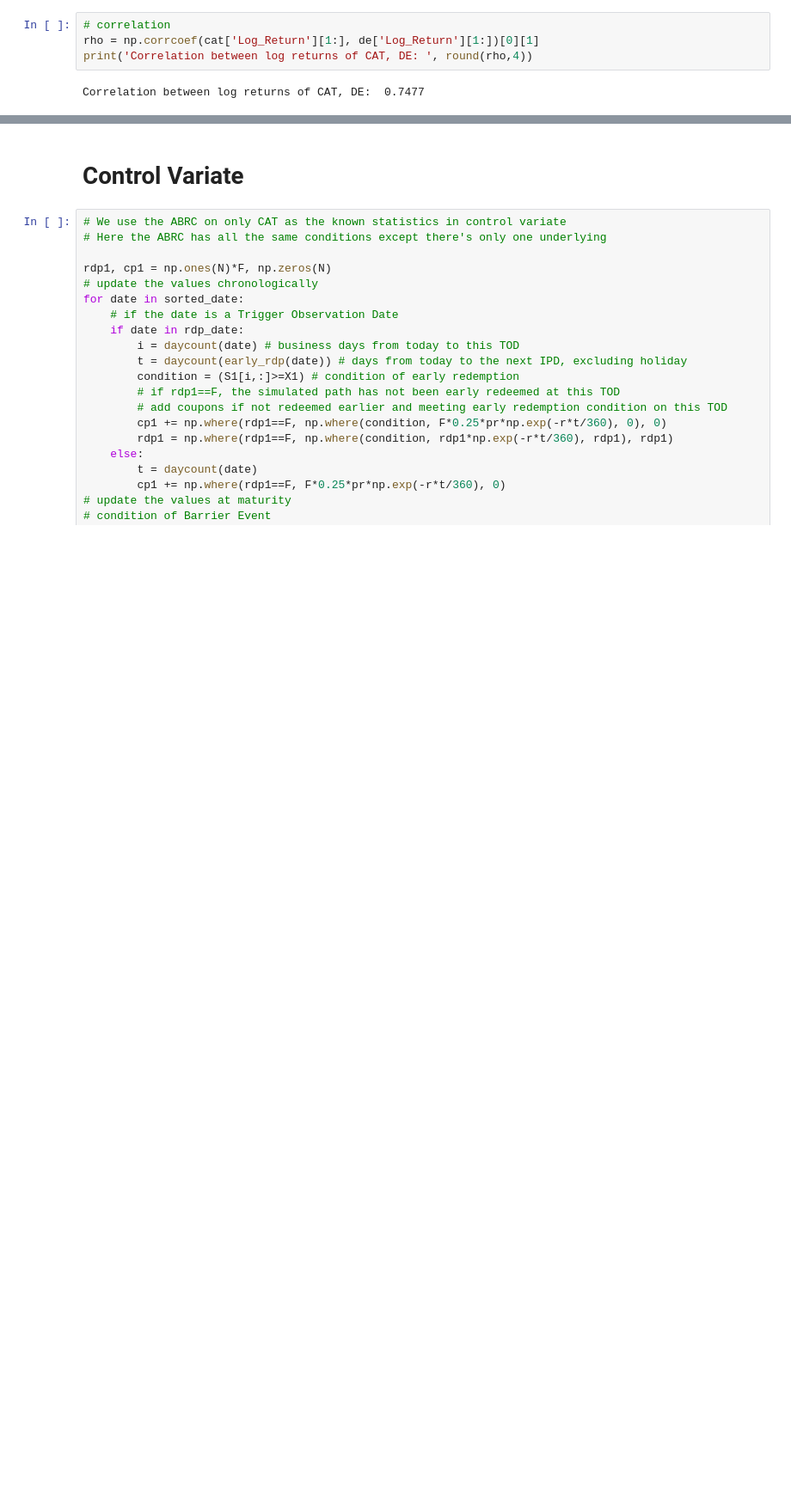
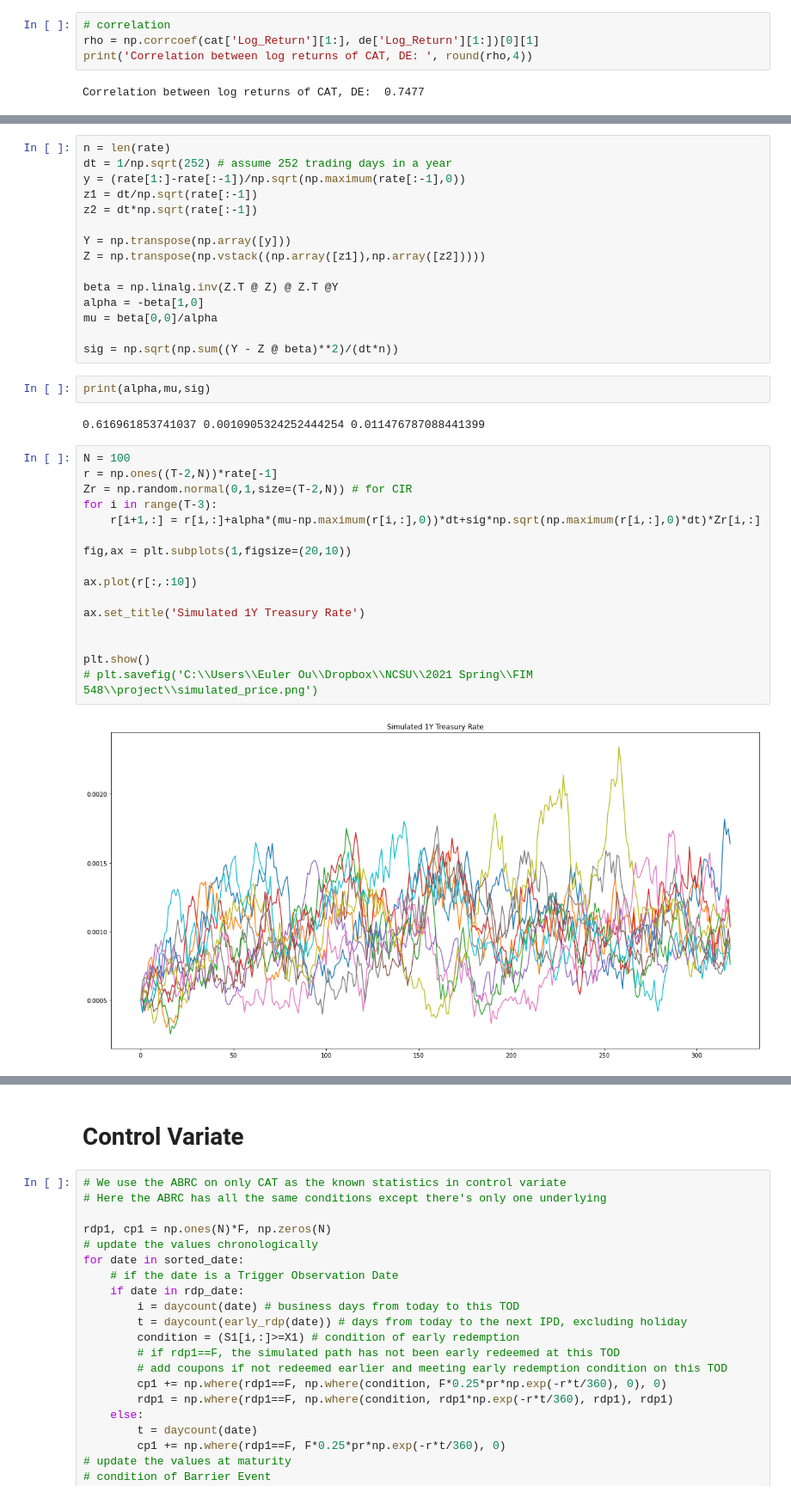
Before and after one commit to eulerou/Fair-Pricing-of-ABRC, a Jupyter notebook: Project_Tim.ipynb, the cells around one changed output, grey strips where cells are left out. Shown at 86% size. Saved outputs shown, nothing was run; the diff lists cells and outputs as text; blank space fills up the shorter version.

```diff
--- a/Project_Tim.ipynb
+++ b/Project_Tim.ipynb
@@ -207,0 +572,37 @@ rdp = np.where(rdp==F, np.where(barrier, np.where(barrier_full, F*np.exp(-r*t/36
+# %%
+n = len(rate)
+dt = 1/np.sqrt(252) # assume 252 trading days in a year
+y = (rate[1:]-rate[:-1])/np.sqrt(np.maximum(rate[:-1],0))
+z1 = dt/np.sqrt(rate[:-1])
+z2 = dt*np.sqrt(rate[:-1])
+
+Y = np.transpose(np.array([y]))
+Z = np.transpose(np.vstack((np.array([z1]),np.array([z2]))))
+
+beta = np.linalg.inv(Z.T @ Z) @ Z.T @Y
+alpha = -beta[1,0]
+mu = beta[0,0]/alpha
+
+sig = np.sqrt(np.sum((Y - Z @ beta)**2)/(dt*n))
+# %%
+print(alpha,mu,sig)
+# %% [output]
+0.616961853741037 0.0010905324252444254 0.011476787088441399
+# %%
+N = 100
+r = np.ones((T-2,N))*rate[-1]
+Zr = np.random.normal(0,1,size=(T-2,N)) # for CIR
+for i in range(T-3):
+    r[i+1,:] = r[i,:]+alpha*(mu-np.maximum(r[i,:],0))*dt+sig*np.sqrt(np.maximum(r[i,:],0)*dt)*Zr[i,:]
+
+fig,ax = plt.subplots(1,figsize=(20,10))
+
+ax.plot(r[:,:10])
+
+ax.set_title('Simulated 1Y Treasury Rate')
+
+
+plt.show()
+# plt.savefig('C:\\Users\\Euler Ou\\Dropbox\\NCSU\\2021 Spring\\FIM 548\\project\\simulated_price.png')
+# %% [output]
+[figure, added]
```
Also changed, not shown: parts of 59 cells of this notebook.
